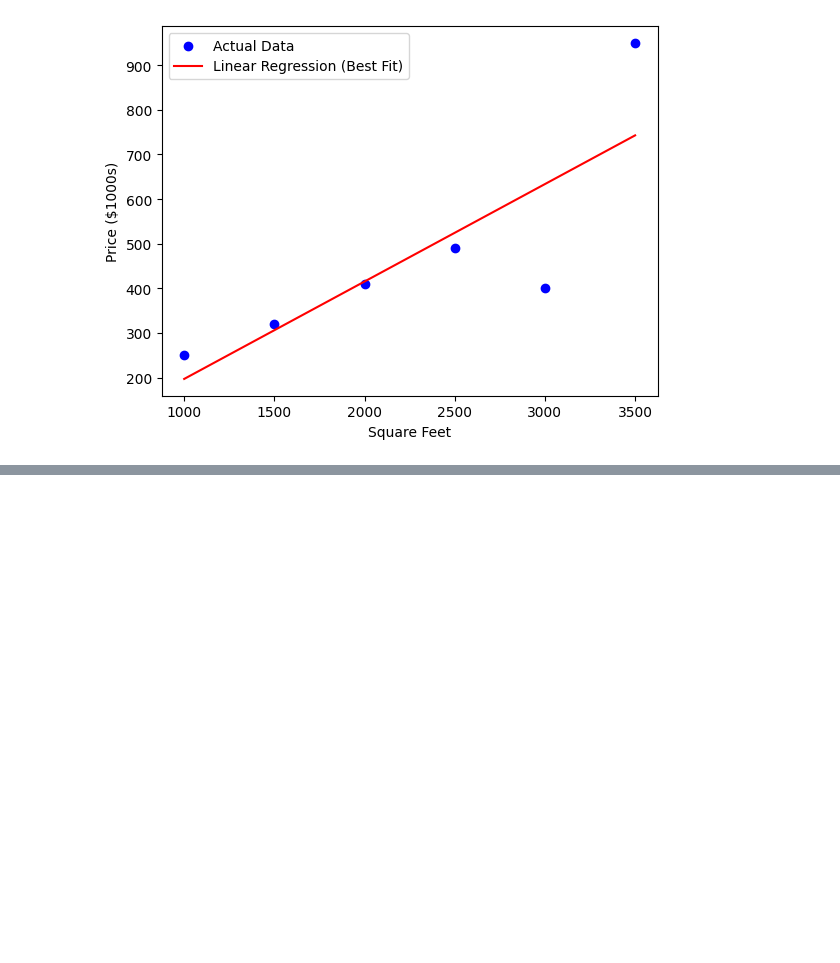
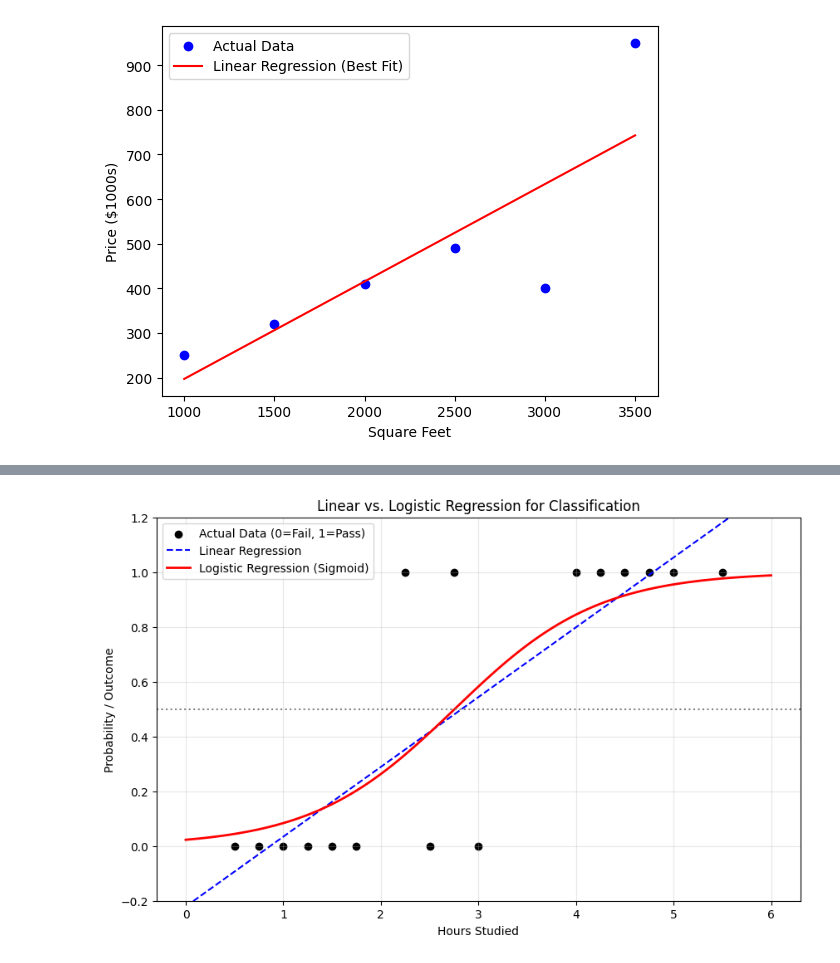
Before and after one commit to McDonaghMichael/MachineLearningNotebook, a Jupyter notebook: notes/Week 2.ipynb, the cells around one changed output, grey strips where cells are left out. Drawn from its saved outputs; the diff is of its cells as text; code cells hidden in the pictures; blank space fills up the shorter version.

Commit message:
Added logistic regression to notes

```diff
--- a/notes/Week 2.ipynb
+++ b/notes/Week 2.ipynb
@@ -230,0 +248,44 @@ Predicted price for 2200 sq ft: $633.71k
+# %%
+import numpy as np
+import matplotlib.pyplot as plt
+from sklearn.linear_model import LinearRegression, LogisticRegression
+
+# 1. Create Synthetic Data
+# Hours studied (x) vs Pass/Fail (y: 0 or 1)
+x = np.array([0.5, 0.75, 1, 1.25, 1.5, 1.75, 2.25, 2.5, 2.75, 3, 4, 4.25, 4.5, 4.75, 5, 5.5]).reshape(-1, 1)
+y = np.array([0, 0, 0, 0, 0, 0, 1, 0, 1, 0, 1, 1, 1, 1, 1, 1])
+
+# 2. Fit Linear Regression
+lin_model = LinearRegression()
+lin_model.fit(x, y)
+
+# 3. Fit Logistic Regression
+log_model = LogisticRegression()
+log_model.fit(x, y)
+
+# 4. Generate points for smooth plotting
+x_range = np.linspace(0, 6, 100).reshape(-1, 1)
+lin_pred = lin_model.predict(x_range)
+log_prob = log_model.predict_proba(x_range)[:, 1] # Get probability of class 1
+
+# 5. Visualization
+plt.figure(figsize=(10, 6))
+plt.scatter(x, y, color='black', label='Actual Data (0=Fail, 1=Pass)')
+
+# Plot Linear Regression Line
+plt.plot(x_range, lin_pred, color='blue', linestyle='--', label='Linear Regression')
+
+# Plot Logistic Regression S-Curve
+plt.plot(x_range, log_prob, color='red', linewidth=2, label='Logistic Regression (Sigmoid)')
+
+# Add formatting
+plt.axhline(0.5, color='gray', linestyle='dotted') # Decision Boundary
+plt.ylim(-0.2, 1.2)
+plt.xlabel('Hours Studied')
+plt.ylabel('Probability / Outcome')
+plt.title('Linear vs. Logistic Regression for Classification')
+plt.legend()
+plt.grid(alpha=0.3)
+plt.show()
+# %% [output]
+[figure, added]
```
Also changed, not shown: parts of 1 cell of this notebook.
